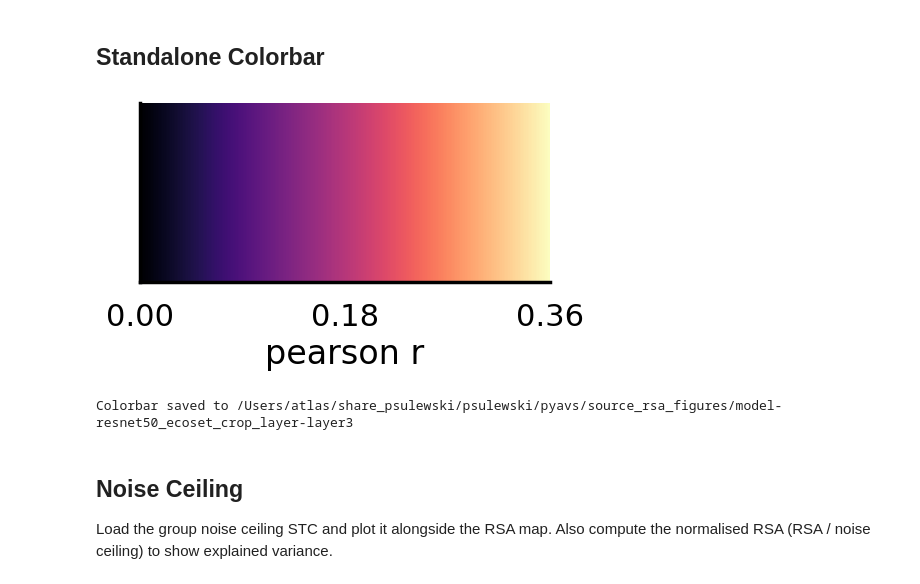
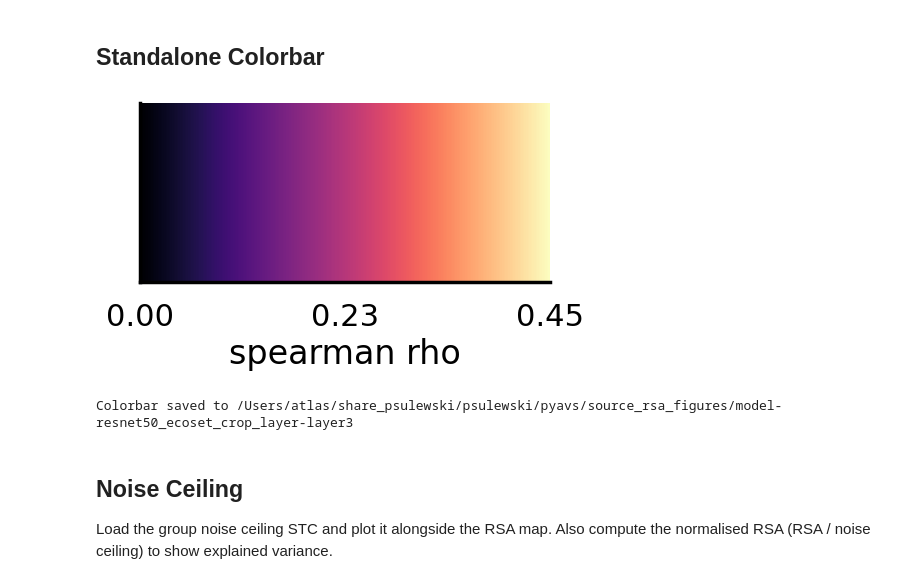
Before and after one commit to KietzmannLab/pyavs, a Jupyter notebook: scripts/rsa_analysis/plot_source_rsa_brain.ipynb, the cells around one changed output. Saved outputs shown, nothing was run; the diff lists cells and outputs as text; code cells hidden in the pictures.

```diff
--- a/scripts/rsa_analysis/plot_source_rsa_brain.ipynb
+++ b/scripts/rsa_analysis/plot_source_rsa_brain.ipynb
@@ -56,7 +56,7 @@ colormap = 'magma'
 # Color limits for Pearson r (set vmax=None for auto from 99th percentile)
 vmin = 0.0
 vmid = None   # None → auto midpoint
-vmax = None # None → auto 99th percentile of group average
+vmax = 0.45 # None → auto 99th percentile of group average
 
 print(f'Model: {model_name}  Layer: {layer}')
 print(f'Layers (WTA): {layers}')
@@ -172,7 +172,7 @@ def plot_brain(
 
 
 def create_colorbar(vmin, vmid, vmax, colormap, output_dir,
-                    label='pearson r', fname='colorbar'):
+                    label='spearman rho', fname='colorbar'):
     """Save a standalone horizontal colorbar figure."""
     plt.figure(figsize=(5.5, 3.4))
     ax = plt.gca()
@@ -354,12 +354,12 @@ Brain plots done.
 # %%
 create_colorbar(
     vmin=_vmin, vmid=_vmid, vmax=_vmax,
     colormap=colormap,
     output_dir=output_dir,
-    label='pearson r',
+    label='spearman rho',
 )
 # %% [output]
-[figure, old version]
+[figure, new version]
 Colorbar saved to /Users/atlas/share_psulewski/psulewski/pyavs/source_rsa_figures/model-resnet50_ecoset_crop_layer-layer3
 # %% [markdown]
 ## Noise Ceiling
```
Also changed, not shown: parts of 4 cells of this notebook, 1 other file.
